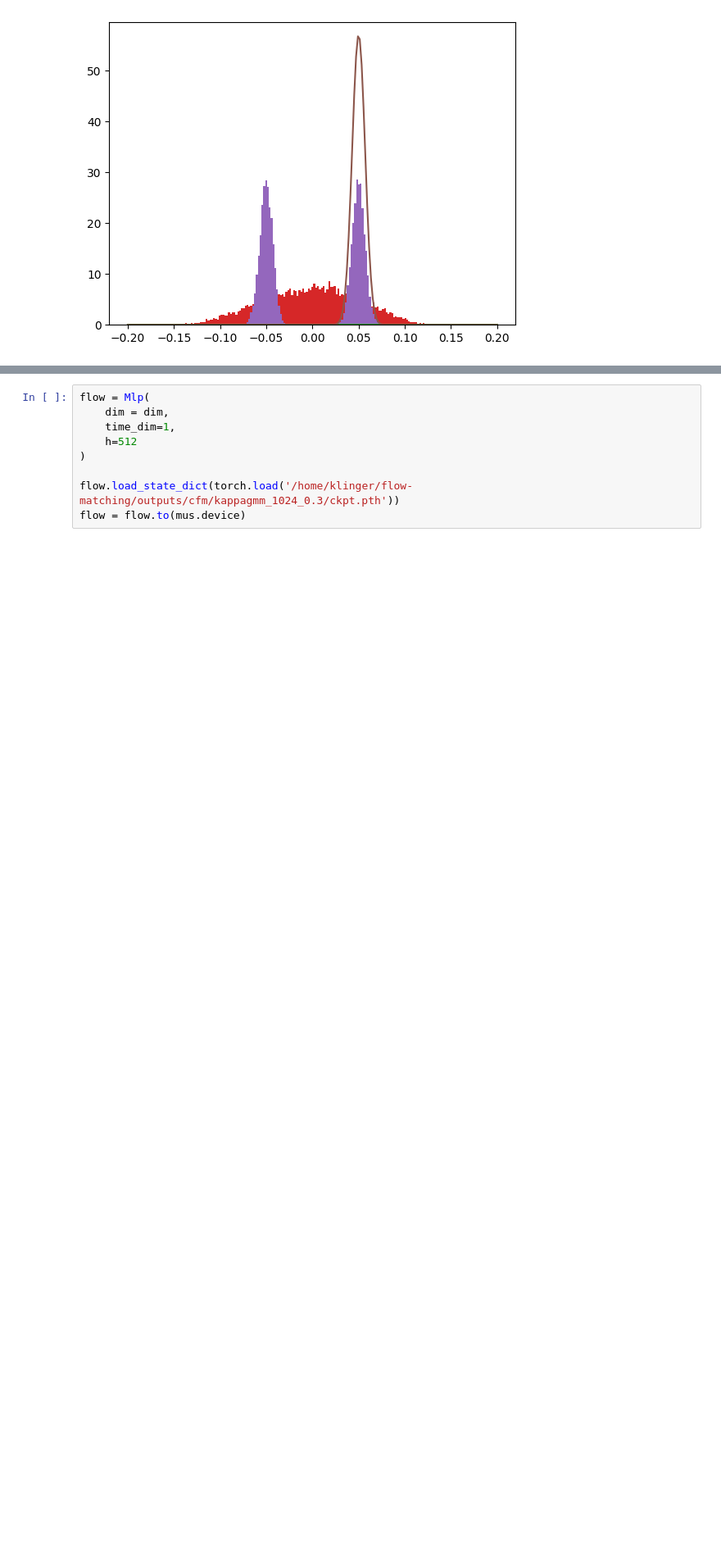
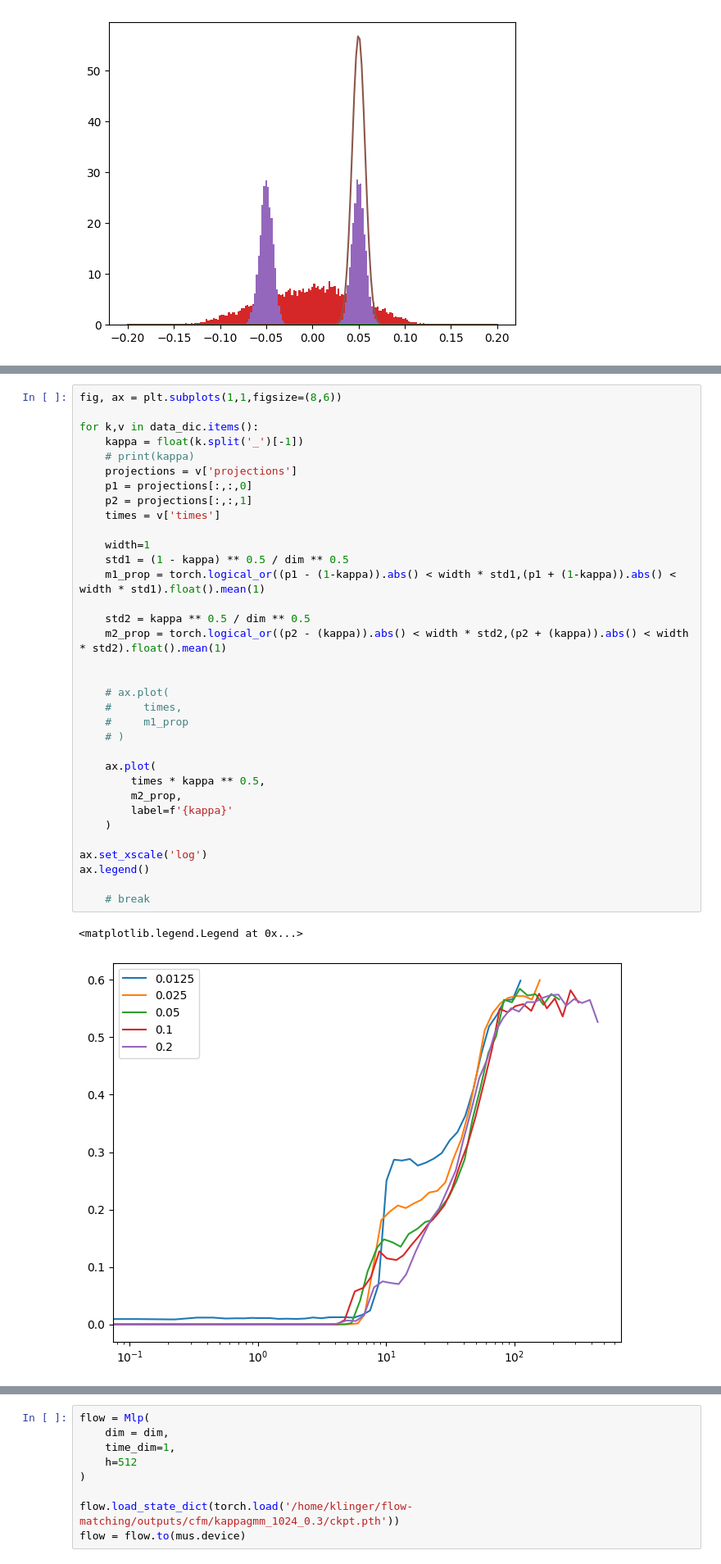
Before and after one commit to zweinalbereicht/flow-matching, a Jupyter notebook: notebooks/02-struct_learning_analysis.ipynb, the cells around one changed output, grey strips where cells are left out. Shown at 82% size. Saved outputs shown, nothing was run; the diff lists cells and outputs as text; blank space fills up the shorter version.

```diff
--- a/notebooks/02-struct_learning_analysis.ipynb
+++ b/notebooks/02-struct_learning_analysis.ipynb
@@ -98,0 +168,37 @@ plt.show()
+# %%
+fig, ax = plt.subplots(1,1,figsize=(8,6))
+
+for k,v in data_dic.items():
+    kappa = float(k.split('_')[-1])
+    # print(kappa)
+    projections = v['projections']
+    p1 = projections[:,:,0]
+    p2 = projections[:,:,1]
+    times = v['times']
+
+    width=1
+    std1 = (1 - kappa) ** 0.5 / dim ** 0.5
+    m1_prop = torch.logical_or((p1 - (1-kappa)).abs() < width * std1,(p1 + (1-kappa)).abs() < width * std1).float().mean(1)
+
+    std2 = kappa ** 0.5 / dim ** 0.5
+    m2_prop = torch.logical_or((p2 - (kappa)).abs() < width * std2,(p2 + (kappa)).abs() < width * std2).float().mean(1)
+
+
+    # ax.plot(
+    #     times,
+    #     m1_prop
+    # )
+
+    ax.plot(
+        times * kappa ** 0.5,
+        m2_prop,
+        label=f'{kappa}'
+    )
+
+ax.set_xscale('log')
+ax.legend()
+
+    # break
+# %% [output]
+<matplotlib.legend.Legend at 0x...>
+[figure, added]
```
Also changed, not shown: parts of 31 cells of this notebook, 3 other files.
